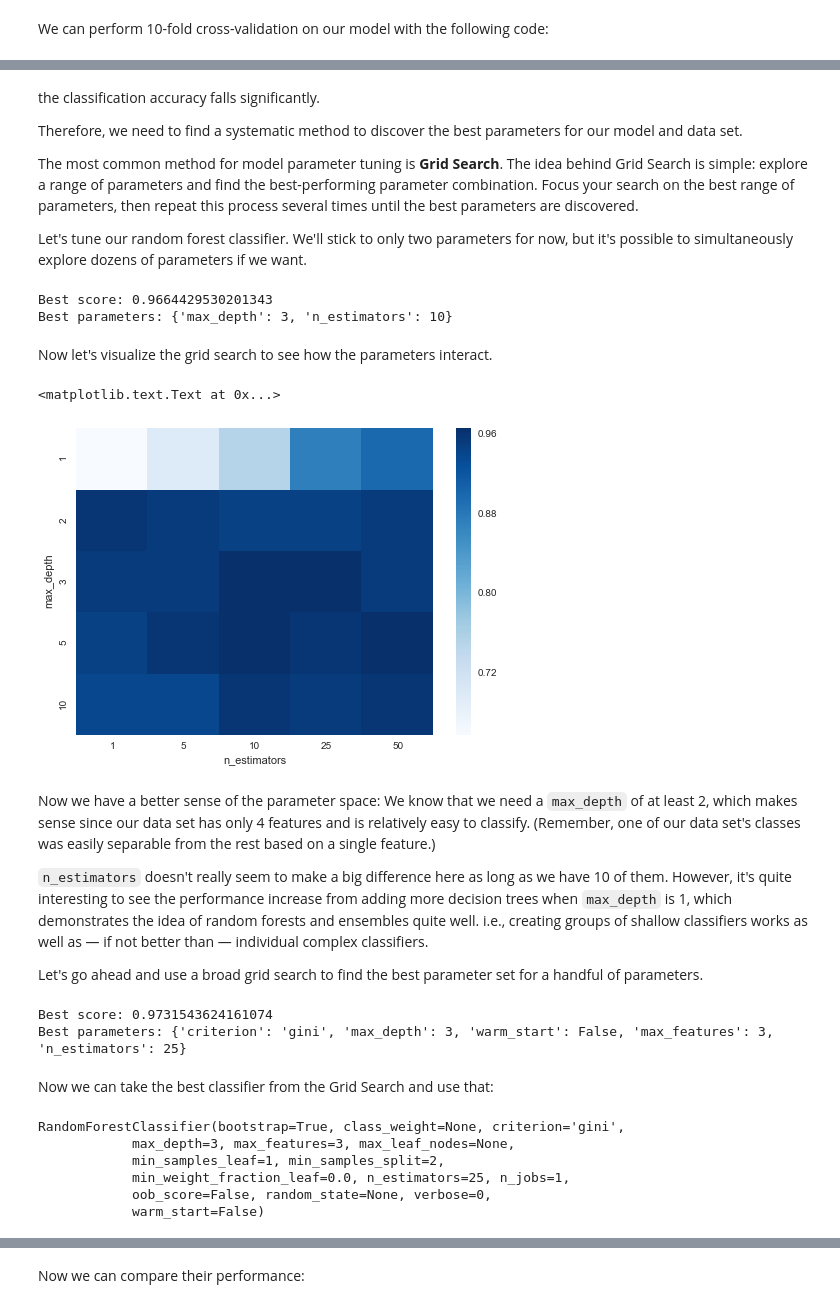
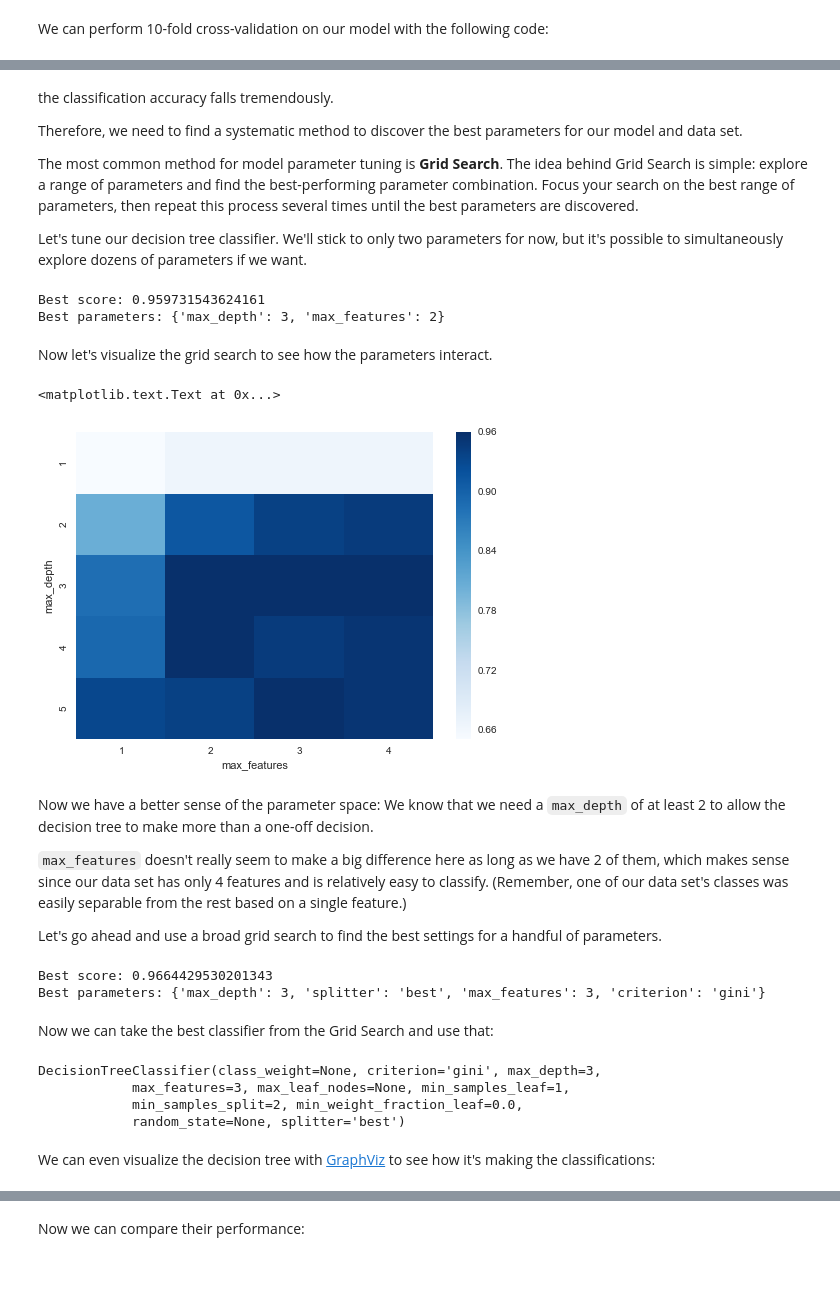
Before and after one commit to rhiever/Data-Analysis-and-Machine-Learning-Projects, a Jupyter notebook: example-data-science-notebook/Example Machine Learning Notebook.ipynb, the cells around one changed output, grey strips where cells are left out. Saved outputs shown, nothing was run; the diff lists cells and outputs as text; code cells hidden in the pictures; blank space fills up the shorter version.

```diff
--- a/example-data-science-notebook/Example Machine Learning Notebook.ipynb
+++ b/example-data-science-notebook/Example Machine Learning Notebook.ipynb
@@ -558,22 +564,22 @@ np.mean(cross_val_score(random_forest_classifier, all_inputs, all_classes, cv=10
 # %% [markdown]
-the classification accuracy falls significantly.
+the classification accuracy falls tremendously.
 
 Therefore, we need to find a systematic method to discover the best parameters for our model and data set.
 
 The most common method for model parameter tuning is **Grid Search**. The idea behind Grid Search is simple: explore a range of parameters and find the best-performing parameter combination. Focus your search on the best range of parameters, then repeat this process several times until the best parameters are discovered.
 
-Let's tune our random forest classifier. We'll stick to only two parameters for now, but it's possible to simultaneously explore dozens of parameters if we want.
+Let's tune our decision tree classifier. We'll stick to only two parameters for now, but it's possible to simultaneously explore dozens of parameters if we want.
 # %%
 from sklearn.grid_search import GridSearchCV
 
-random_forest_classifier = RandomForestClassifier()
+decision_tree_classifier = DecisionTreeClassifier()
 
-parameter_grid = {'n_estimators': [1, 5, 10, 25, 50],
-                  'max_depth': [1, 2, 3, 5, 10]}
+parameter_grid = {'max_depth': [1, 2, 3, 4, 5],
+                  'max_features': [1, 2, 3, 4]}
 
 cross_validation = StratifiedKFold(all_classes, n_folds=10)
 
-grid_search = GridSearchCV(random_forest_classifier,
+grid_search = GridSearchCV(decision_tree_classifier,
                            param_grid=parameter_grid,
                            cv=cross_validation)
 
@@ -581,44 +587,43 @@ grid_search.fit(all_inputs, all_classes)
 print('Best score: {}'.format(grid_search.best_score_))
 print('Best parameters: {}'.format(grid_search.best_params_))
 # %% [output]
-Best score: 0.9664429530201343
-Best parameters: {'max_depth': 3, 'n_estimators': 10}
+Best score: 0.959731543624161
+Best parameters: {'max_depth': 3, 'max_features': 2}
 # %% [markdown]
 Now let's visualize the grid search to see how the parameters interact.
 # %%
 grid_visualization = []
 
 for grid_pair in grid_search.grid_scores_:
     grid_visualization.append(grid_pair.mean_validation_score)
 
 grid_visualization = np.array(grid_visualization)
-grid_visualization.shape = (5, 5)
+grid_visualization.shape = (5, 4)
 sb.heatmap(grid_visualization, cmap='Blues')
-plt.xticks(np.arange(5) + 0.5, grid_search.param_grid['n_estimators'])
+plt.xticks(np.arange(4) + 0.5, grid_search.param_grid['max_features'])
 plt.yticks(np.arange(5) + 0.5, grid_search.param_grid['max_depth'][::-1])
-plt.xlabel('n_estimators')
+plt.xlabel('max_features')
 plt.ylabel('max_depth')
 # %% [output]
 <matplotlib.text.Text at 0x...>
-[figure, old version]
+[figure, new version]
 # %% [markdown]
-Now we have a better sense of the parameter space: We know that we need a `max_depth` of at least 2, which makes sense since our data set has only 4 features and is relatively easy to classify. (Remember, one of our data set's classes was easily separable from the rest based on a single feature.)
+Now we have a better sense of the parameter space: We know that we need a `max_depth` of at least 2 to allow the decision tree to make more than a one-off decision.
 
-`n_estimators` doesn't really seem to make a big difference here as long as we have 10 of them. However, it's quite interesting to see the performance increase from adding more decision trees when `max_depth` is 1, which demonstrates the idea of random forests and ensembles quite well. i.e., creating groups of shallow classifiers works as well as — if not better than — individual complex classifiers.
+`max_features` doesn't really seem to make a big difference here as long as we have 2 of them, which makes sense since our data set has only 4 features and is relatively easy to classify. (Remember, one of our data set's classes was easily separable from the rest based on a single feature.)
 
-Let's go ahead and use a broad grid search to find the best parameter set for a handful of parameters.
+Let's go ahead and use a broad grid search to find the best settings for a handful of parameters.
 # %%
-random_forest_classifier = RandomForestClassifier()
+decision_tree_classifier = DecisionTreeClassifier()
 
-parameter_grid = {'n_estimators': [5, 10, 25, 50],
-                  'max_depth': [1, 2, 3, 5, 10],
-                  'max_features': [1, 2, 3, 4, 'sqrt'],
-                  'criterion': ['gini', 'entropy'],
-                  'warm_start': [True, False]}
+parameter_grid = {'criterion': ['gini', 'entropy'],
+                  'splitter': ['best', 'random'],
+                  'max_depth': [1, 2, 3, 4, 5],
+                  'max_features': [1, 2, 3, 4]}
 
 cross_validation = StratifiedKFold(all_classes, n_folds=10)
 
-grid_search = GridSearchCV(random_forest_classifier,
+grid_search = GridSearchCV(decision_tree_classifier,
                            param_grid=parameter_grid,
                            cv=cross_validation)
 
@@ -626,17 +631,17 @@ grid_search.fit(all_inputs, all_classes)
 print('Best score: {}'.format(grid_search.best_score_))
 print('Best parameters: {}'.format(grid_search.best_params_))
 # %% [output]
-Best score: 0.9731543624161074
-Best parameters: {'criterion': 'gini', 'max_depth': 3, 'warm_start': False, 'max_features': 3, 'n_estimators': 25}
+Best score: 0.9664429530201343
+Best parameters: {'max_depth': 3, 'splitter': 'best', 'max_features': 3, 'criterion': 'gini'}
 # %% [markdown]
 Now we can take the best classifier from the Grid Search and use that:
 # %%
-random_forest_classifier = grid_search.best_estimator_
-random_forest_classifier
+decision_tree_classifier = grid_search.best_estimator_
+decision_tree_classifier
 # %% [output]
-RandomForestClassifier(bootstrap=True, class_weight=None, criterion='gini',
-            max_depth=3, max_features=3, max_leaf_nodes=None,
-            min_samples_leaf=1, min_samples_split=2,
-            min_weight_fraction_leaf=0.0, n_estimators=25, n_jobs=1,
-            oob_score=False, random_state=None, verbose=0,
-            warm_start=False)
+DecisionTreeClassifier(class_weight=None, criterion='gini', max_depth=3,
+            max_features=3, max_leaf_nodes=None, min_samples_leaf=1,
+            min_samples_split=2, min_weight_fraction_leaf=0.0,
+            random_state=None, splitter='best')
+# %% [markdown]
+We can even visualize the decision tree with [GraphViz](http://www.graphviz.org/) to see how it's making the classifications:
```
Also changed, not shown: parts of 22 cells of this notebook, 2 other files.
